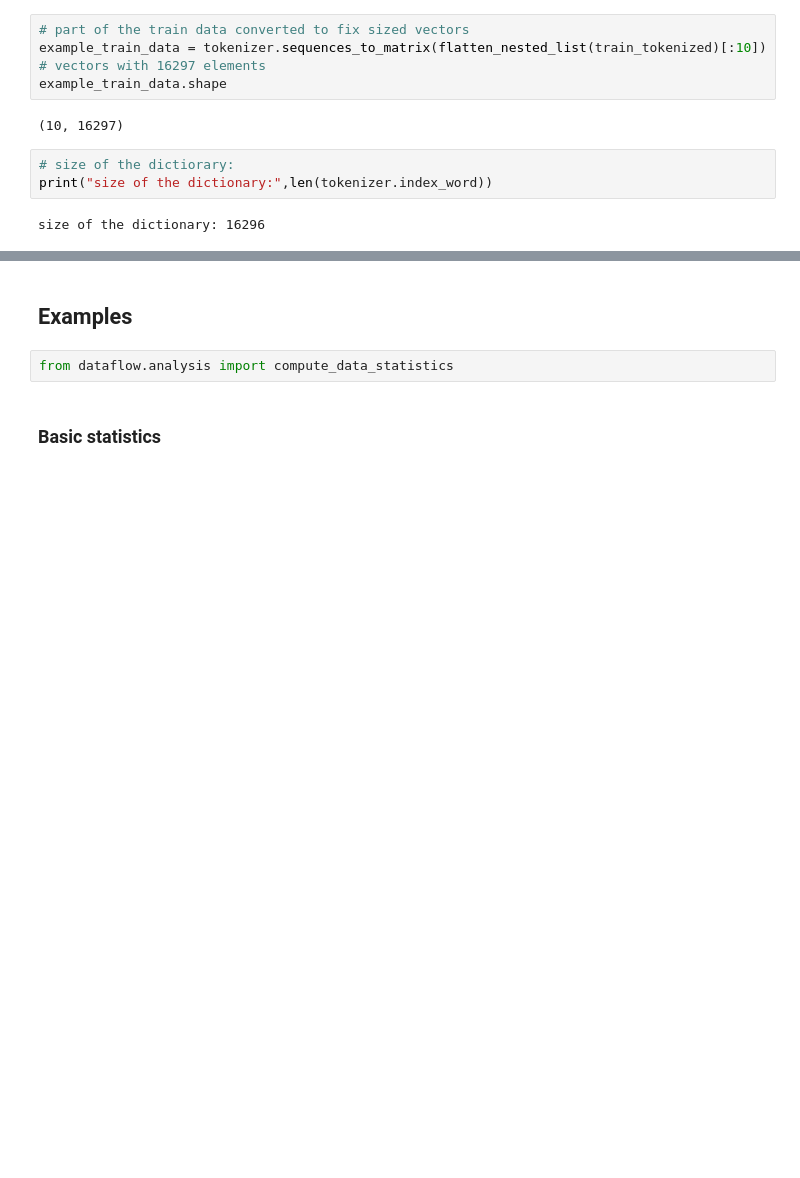
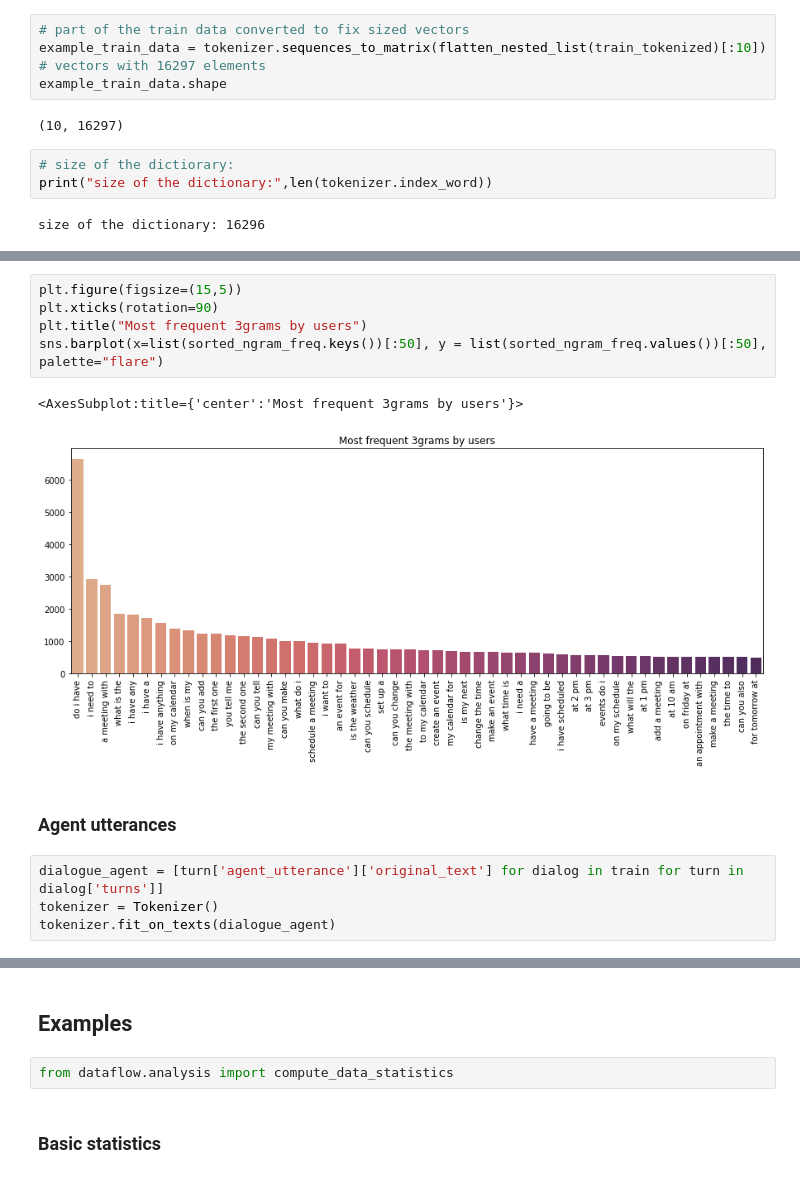
Before and after one commit to Balazska/DaDTeam, a Jupyter notebook: DaDTeam_milestone_I.ipynb, the cells around one changed output, grey strips where cells are left out. Drawn from its saved outputs; the diff is of its cells as text; blank space fills up the shorter version.

```diff
--- a/DaDTeam_milestone_I.ipynb
+++ b/DaDTeam_milestone_I.ipynb
@@ -236,0 +308,14 @@ size of the dictionary: 16296
+# %%
+plt.figure(figsize=(15,5))
+plt.xticks(rotation=90)
+plt.title("Most frequent 3grams by users")
+sns.barplot(x=list(sorted_ngram_freq.keys())[:50], y = list(sorted_ngram_freq.values())[:50], palette="flare")
+# %% [output]
+<AxesSubplot:title={'center':'Most frequent 3grams by users'}>
+[figure, added]
+# %% [markdown]
+### Agent utterances
+# %%
+dialogue_agent = [turn['agent_utterance']['original_text'] for dialog in train for turn in dialog['turns']]
+tokenizer = Tokenizer()
+tokenizer.fit_on_texts(dialogue_agent)
```
Also changed, not shown: parts of 17 cells of this notebook.
